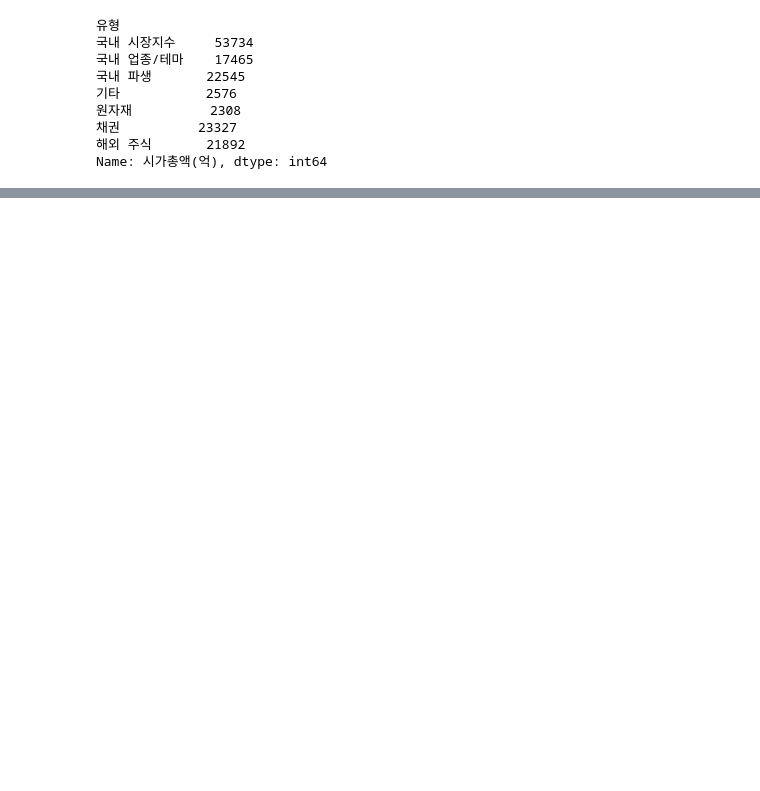
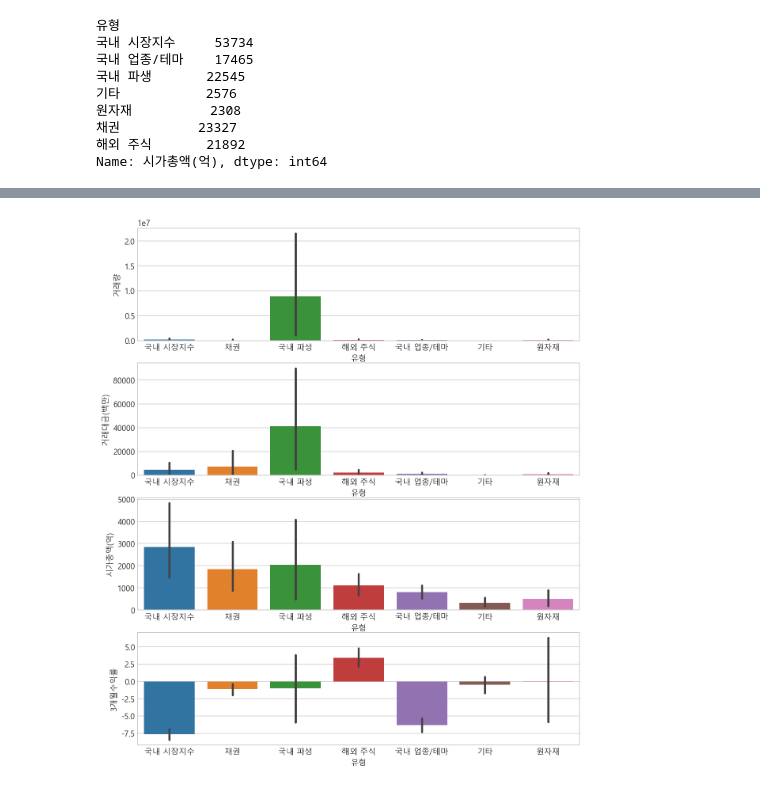
Before and after one commit to JIKMAN/Data-Analytics, a Jupyter notebook: etf_analysis.ipynb, the cells around one changed output, grey strips where cells are left out. Drawn from its saved outputs; the diff is of its cells as text; code cells hidden in the pictures; blank space fills up the shorter version.

```diff
--- a/etf_analysis.ipynb
+++ b/etf_analysis.ipynb
@@ -541,0 +621,6 @@ sns.violinplot(data=df, x="유형", y="3개월수익률", hue="인버스",
+# %%
+fig, axes = plt.subplots(nrows=len(row_cols), figsize=(10,12))
+for i, r in enumerate(row_cols):
+    sns.barplot(data=df, x="유형", y=r, ax=axes[i])
+# %% [output]
+[figure, added]
```
Also changed, not shown: parts of 59 cells of this notebook.
